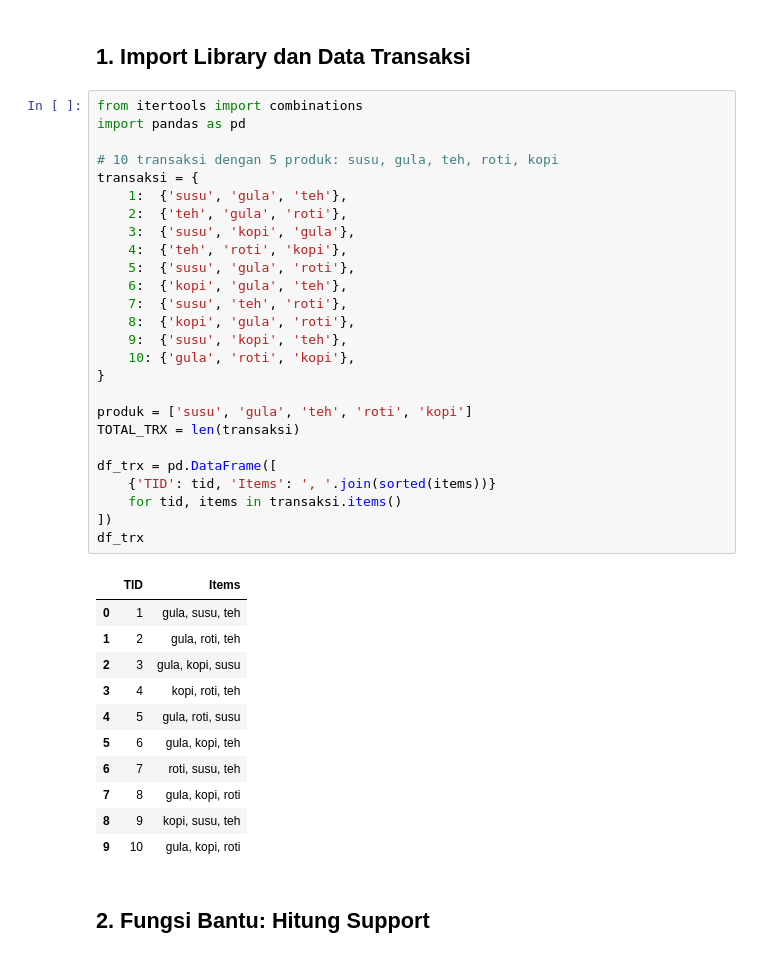
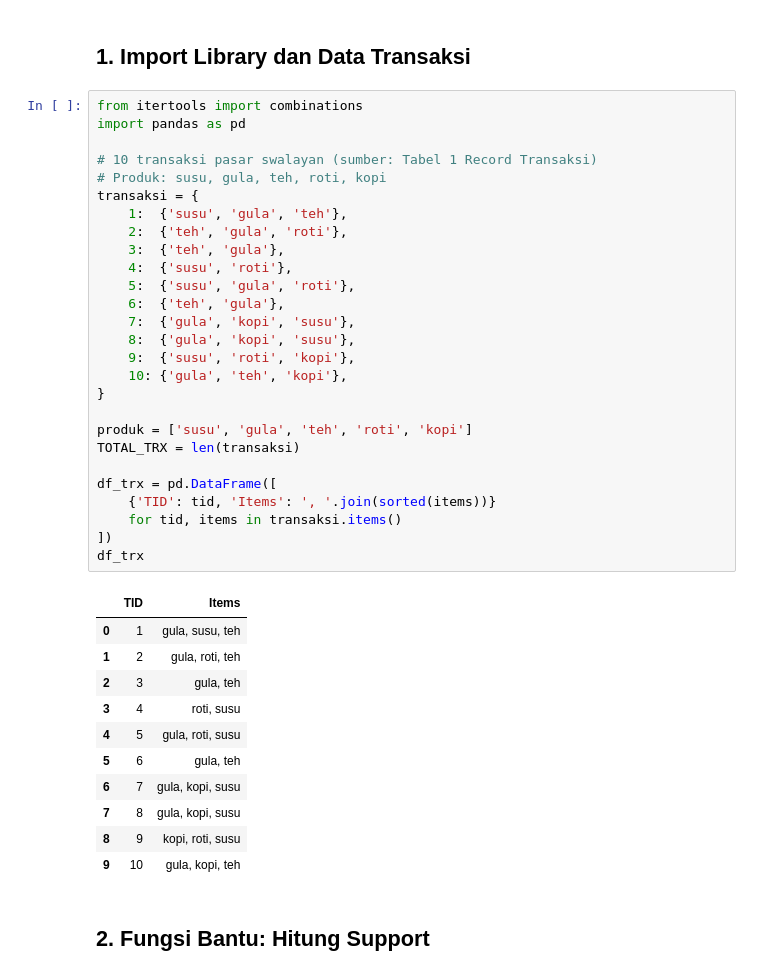
Before and after one commit to ravi-arnan/DataMining, a Jupyter notebook: Tugas1_Apriori.ipynb, the cells around one changed output. Saved outputs shown, nothing was run; the diff lists cells and outputs as text.

```diff
--- a/Tugas1_Apriori.ipynb
+++ b/Tugas1_Apriori.ipynb
@@ -18,41 +18,42 @@ Hal yang dihitung:
 # %%
 from itertools import combinations
 import pandas as pd
 
-# 10 transaksi dengan 5 produk: susu, gula, teh, roti, kopi
+# 10 transaksi pasar swalayan (sumber: Tabel 1 Record Transaksi)
+# Produk: susu, gula, teh, roti, kopi
 transaksi = {
     1:  {'susu', 'gula', 'teh'},
     2:  {'teh', 'gula', 'roti'},
-    3:  {'susu', 'kopi', 'gula'},
-    4:  {'teh', 'roti', 'kopi'},
+    3:  {'teh', 'gula'},
+    4:  {'susu', 'roti'},
     5:  {'susu', 'gula', 'roti'},
-    6:  {'kopi', 'gula', 'teh'},
-    7:  {'susu', 'teh', 'roti'},
-    8:  {'kopi', 'gula', 'roti'},
-    9:  {'susu', 'kopi', 'teh'},
-    10: {'gula', 'roti', 'kopi'},
+    6:  {'teh', 'gula'},
+    7:  {'gula', 'kopi', 'susu'},
+    8:  {'gula', 'kopi', 'susu'},
+    9:  {'susu', 'roti', 'kopi'},
+    10: {'gula', 'teh', 'kopi'},
 }
 
 produk = ['susu', 'gula', 'teh', 'roti', 'kopi']
 TOTAL_TRX = len(transaksi)
 
 df_trx = pd.DataFrame([
     {'TID': tid, 'Items': ', '.join(sorted(items))}
     for tid, items in transaksi.items()
 ])
 df_trx
 # %% [output]
 |  | TID | Items |
 | 0 | 1 | gula, susu, teh |
 | 1 | 2 | gula, roti, teh |
-| 2 | 3 | gula, kopi, susu |
-| 3 | 4 | kopi, roti, teh |
+| 2 | 3 | gula, teh |
+| 3 | 4 | roti, susu |
 | 4 | 5 | gula, roti, susu |
-| 5 | 6 | gula, kopi, teh |
-| 6 | 7 | roti, susu, teh |
-| 7 | 8 | gula, kopi, roti |
-| 8 | 9 | kopi, susu, teh |
-| 9 | 10 | gula, kopi, roti |
+| 5 | 6 | gula, teh |
+| 6 | 7 | gula, kopi, susu |
+| 7 | 8 | gula, kopi, susu |
+| 8 | 9 | kopi, roti, susu |
+| 9 | 10 | gula, kopi, teh |
 # %% [markdown]
 ## 2. Fungsi Bantu: Hitung Support
 # %%
```
Also changed, not shown: parts of 5 cells of this notebook, 6 other files.
